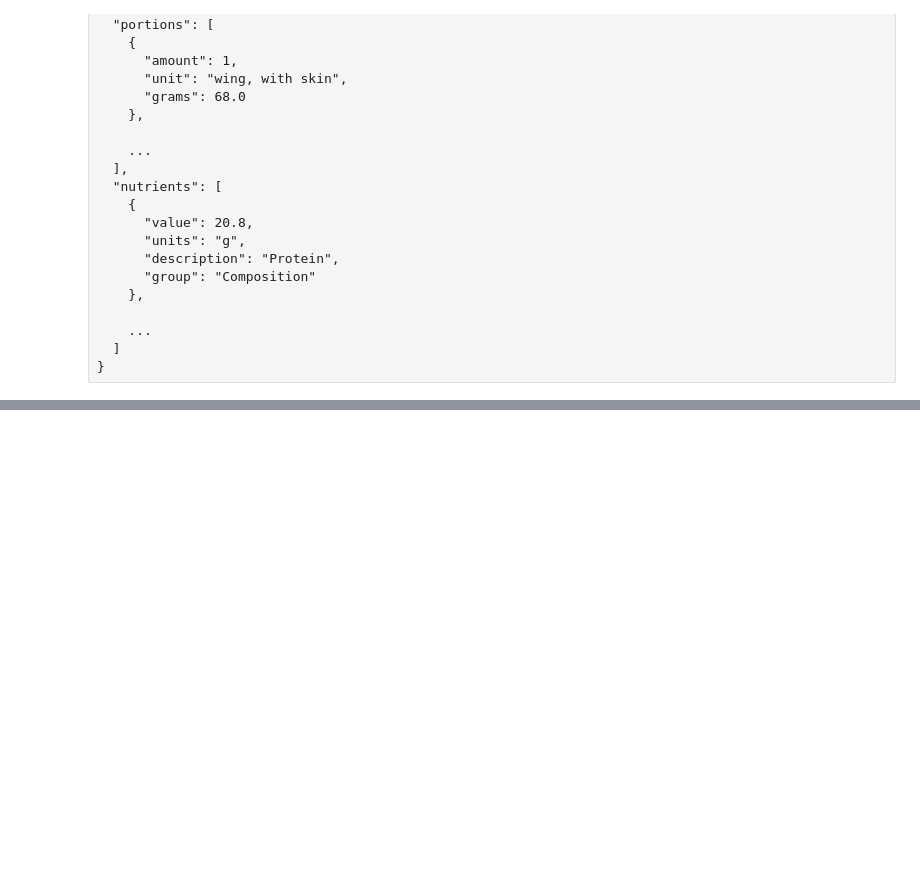
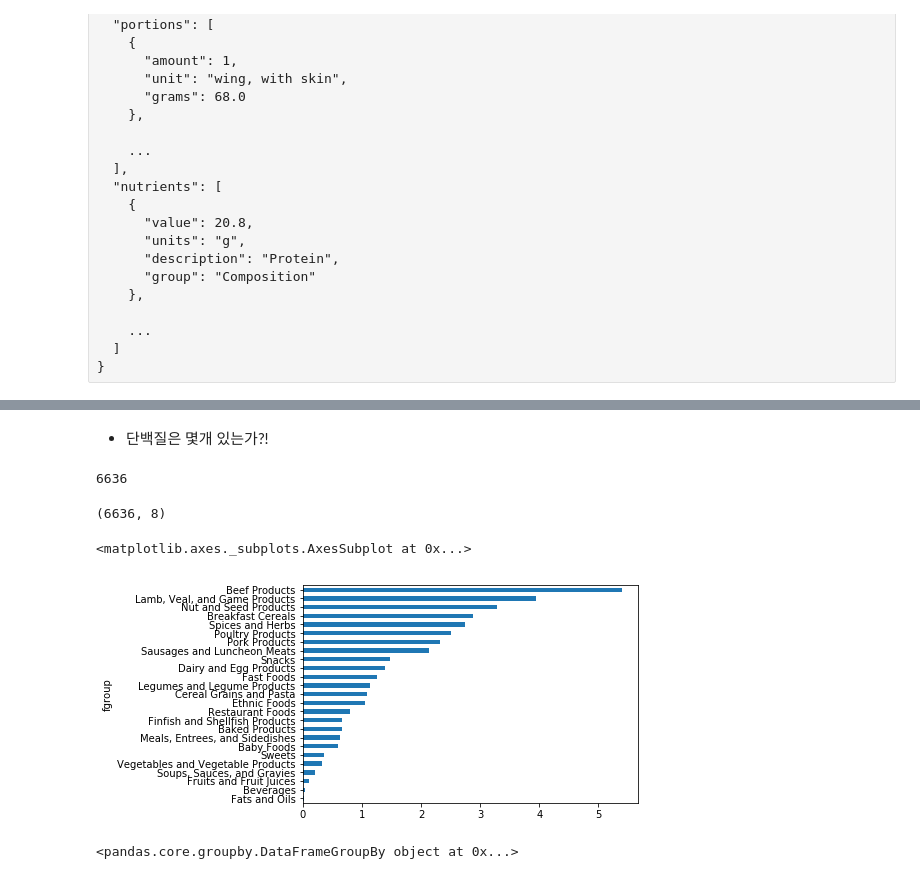
Before and after one commit to The-G/Python_for_DataAnalysis, a Jupyter notebook: ch07.ipynb, the cells around one changed output, grey strips where cells are left out. Drawn from its saved outputs; the diff is of its cells as text; code cells hidden in the pictures; blank space fills up the shorter version.

Commit message:
Done Prepare data

```diff
--- a/ch07.ipynb
+++ b/ch07.ipynb
@@ -2353,3 +2711,21 @@ ndata.ix[30000]
+# %% [markdown]
+- 단백질은 몇개 있는가?!
+# %%
+x = ndata[ndata.nutrient == "Protein"]
+len(x)
+x.shape
+# %% [output]
+6636
+(6636, 8)
 # %%
-result = ndata.groupby(['nutrient', 'fgroup'])['value'].quantile(0.5)
-result['Zinc, Zn'].order().plot(kind='barh')
+result = ndata.groupby(['nutrient', 'fgroup'])['value'].quantile(0.5) # 중앙값을 구하는 것과 같다!!
+result['Zinc, Zn'].sort_values().plot(kind='barh')
+# result 중에서 아연 성분에 대해서만 정렬해서 plot 한거임!!
+# %% [output]
+<matplotlib.axes._subplots.AxesSubplot at 0x...>
+[figure, added]
+# %%
+by_nutrient = ndata.groupby(['nutgroup', 'nutrient'])
+by_nutrient
+# %% [output]
+<pandas.core.groupby.DataFrameGroupBy object at 0x...>
```
Also changed, not shown: parts of 56 cells of this notebook.
